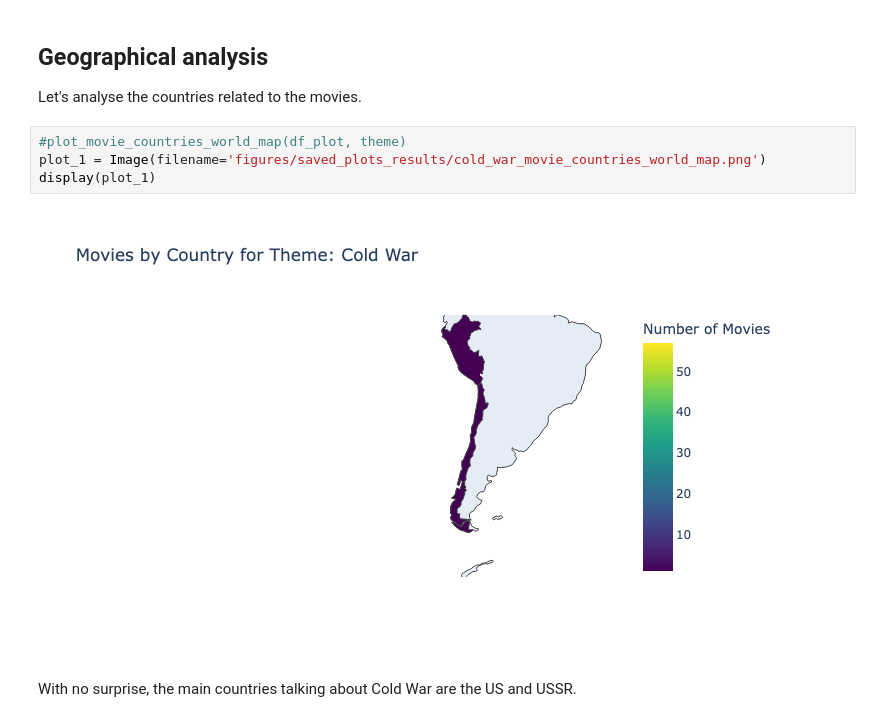
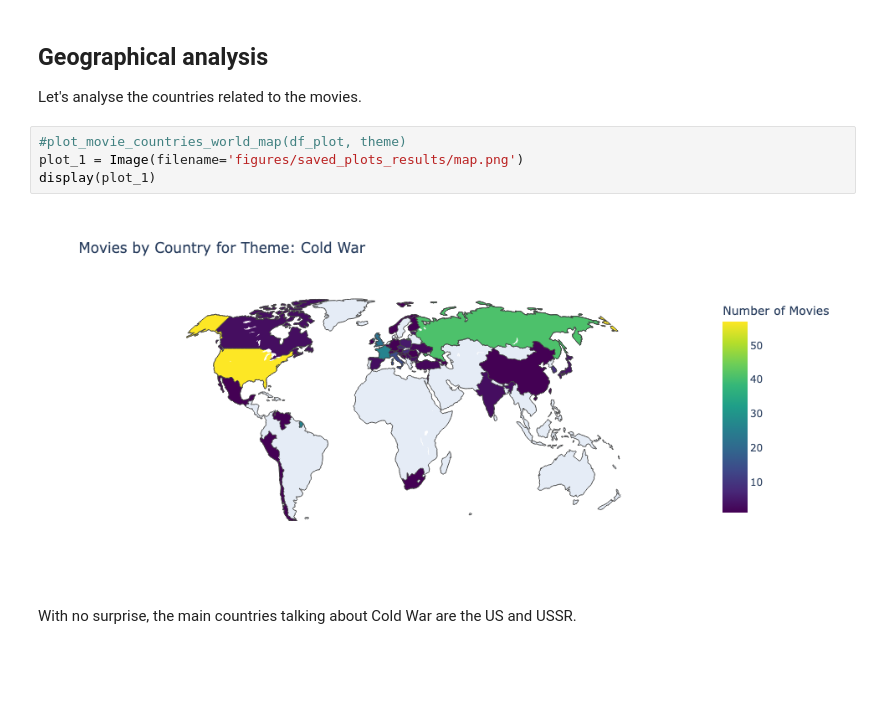
Before and after one commit to epfl-ada/ada-2024-project-astonishingdataavengers24, a Jupyter notebook: results.ipynb, the cells around one changed output. Cells and saved outputs as stored; diff of their text form; blank space fills up the shorter version.

Commit message:
results notebook final version

```diff
--- a/results.ipynb
+++ b/results.ipynb
@@ -338,10 +335,10 @@ Interesting genres: Historical. As the world moved further from the Cold War and
 Let's analyse the countries related to the movies.
 # %%
 #plot_movie_countries_world_map(df_plot, theme)
-plot_1 = Image(filename='figures/saved_plots_results/cold_war_movie_countries_world_map.png')
+plot_1 = Image(filename='figures/saved_plots_results/map.png')
 display(plot_1)
 # %% [output]
-[figure, old version]
+[figure, new version]
 # %% [markdown]
 With no surprise, the main countries talking about Cold War are the US and USSR.
 # %% [markdown]
```
Also changed, not shown: parts of 1 cell of this notebook, 1 other file.
